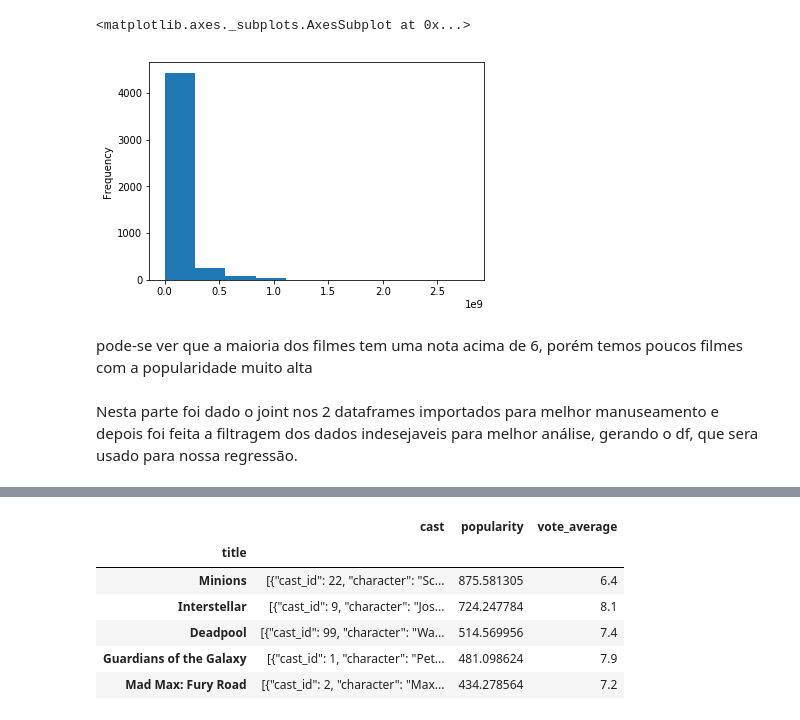
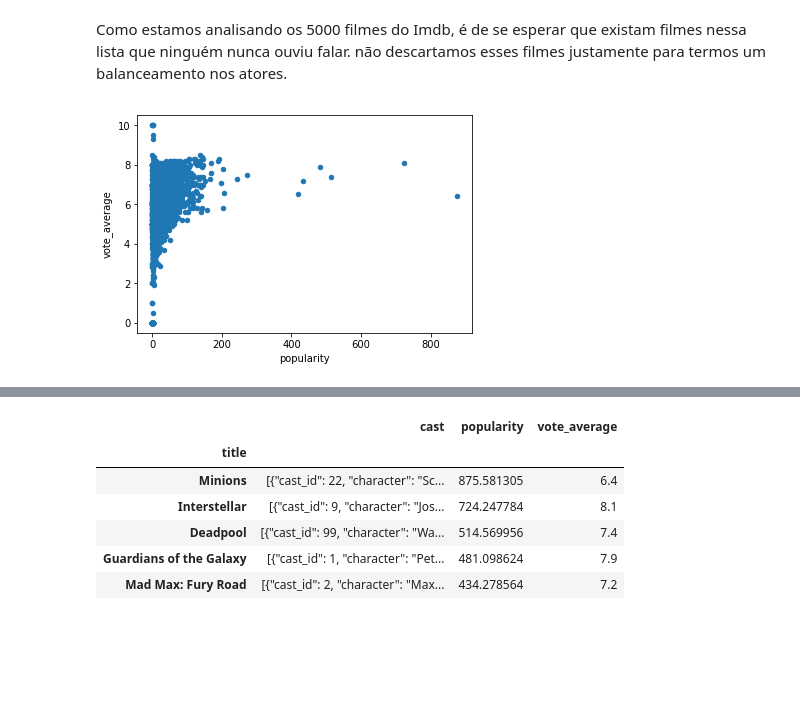
Before and after one commit to GLeviosa/Projeto_3_CD, a Jupyter notebook: Projeto 3.ipynb, the cells around one changed output, grey strips where cells are left out. Saved outputs shown, nothing was run; the diff lists cells and outputs as text; code cells hidden in the pictures; blank space fills up the shorter version.

```diff
--- a/Projeto 3.ipynb
+++ b/Projeto 3.ipynb
@@ -50,10 +63,7 @@ data.popularity.plot.hist()
 [figure]
-# %%
-data.revenue.plot.hist()
-# %% [output]
-<matplotlib.axes._subplots.AxesSubplot at 0x...>
-[figure, removed]
-# %% [markdown]
-pode-se ver que a maioria dos filmes tem uma nota acima de 6, porém temos poucos filmes com a popularidade muito alta
-# %% [markdown]
-Nesta parte foi dado o joint nos 2 dataframes importados para melhor manuseamento e depois foi feita a filtragem dos dados indesejaveis para melhor análise, gerando o df, que sera usado para nossa regressão.
+# %% [markdown]
+Como estamos analisando os 5000 filmes do Imdb, é de se esperar que existam filmes nessa lista que ninguém nunca ouviu falar. não descartamos esses filmes justamente para termos um balanceamento nos atores.
+# %%
+data.plot.scatter(x='popularity', y='vote_average');
+# %% [output]
+[figure, added]
```
Also changed, not shown: parts of 38 cells of this notebook, 3 other files.
